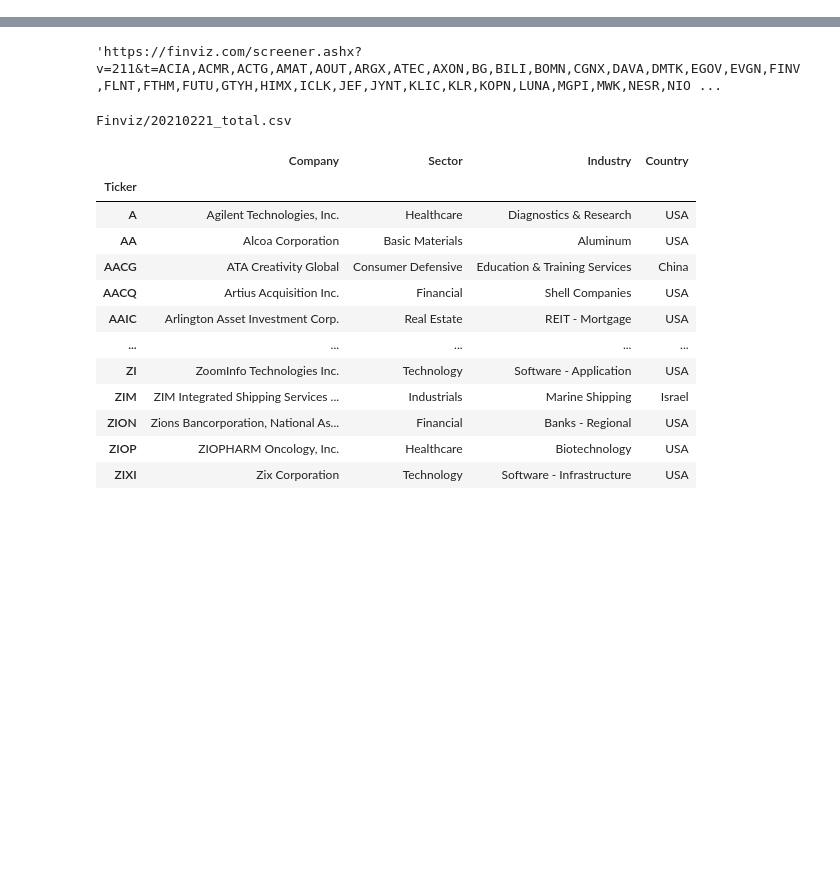
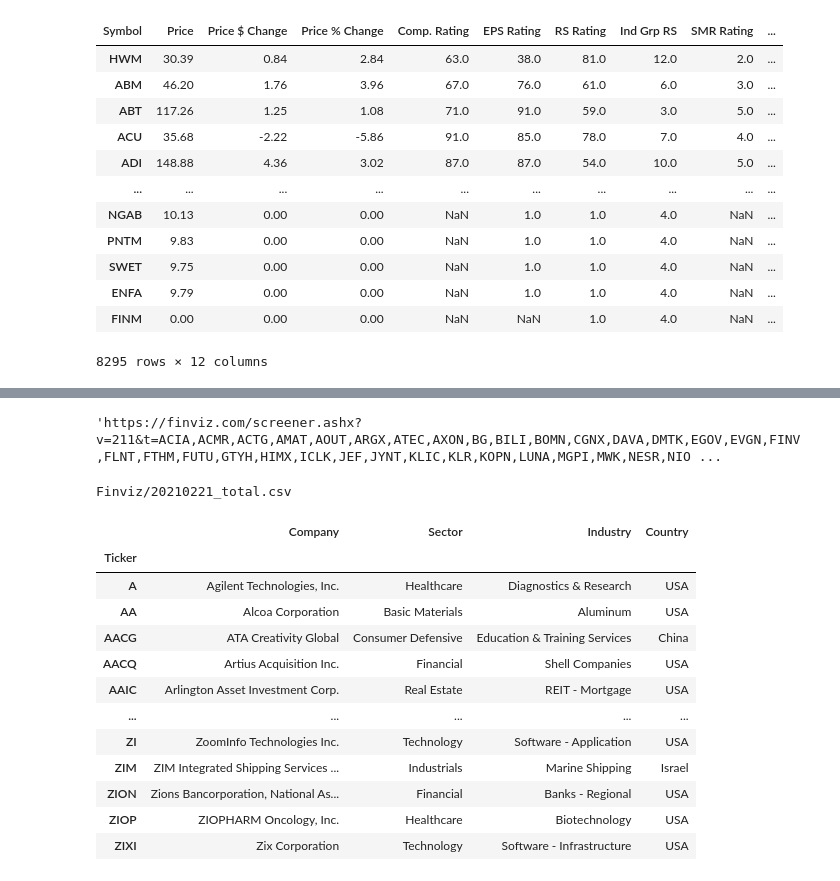
Before and after one commit to chan1123/Full_Trend_Template, a Jupyter notebook: Testing.ipynb, the cells around one changed output, grey strips where cells are left out. Saved outputs shown, nothing was run; the diff lists cells and outputs as text; code cells hidden in the pictures; blank space fills up the shorter version.

```diff
--- a/Testing.ipynb
+++ b/Testing.ipynb
@@ -19,0 +34,17 @@ IBD_Excel/20210215_IBD.xlsx
+# %%
+from IBD import df_ibd
+df_ibd
+# %% [output]
+| Symbol | Price | Price $ Change | Price % Change | Comp. Rating | EPS Rating | RS Rating | Ind Grp RS | SMR Rating | ... |
+| HWM | 30.39 | 0.84 | 2.84 | 63.0 | 38.0 | 81.0 | 12.0 | 2.0 | ... |
+| ABM | 46.20 | 1.76 | 3.96 | 67.0 | 76.0 | 61.0 | 6.0 | 3.0 | ... |
+| ABT | 117.26 | 1.25 | 1.08 | 71.0 | 91.0 | 59.0 | 3.0 | 5.0 | ... |
+| ACU | 35.68 | -2.22 | -5.86 | 91.0 | 85.0 | 78.0 | 7.0 | 4.0 | ... |
+| ADI | 148.88 | 4.36 | 3.02 | 87.0 | 87.0 | 54.0 | 10.0 | 5.0 | ... |
+| ... | ... | ... | ... | ... | ... | ... | ... | ... | ... |
+| NGAB | 10.13 | 0.00 | 0.00 | NaN | 1.0 | 1.0 | 4.0 | NaN | ... |
+| PNTM | 9.83 | 0.00 | 0.00 | NaN | 1.0 | 1.0 | 4.0 | NaN | ... |
+| SWET | 9.75 | 0.00 | 0.00 | NaN | 1.0 | 1.0 | 4.0 | NaN | ... |
+| ENFA | 9.79 | 0.00 | 0.00 | NaN | 1.0 | 1.0 | 4.0 | NaN | ... |
+| FINM | 0.00 | 0.00 | 0.00 | NaN | NaN | 1.0 | 4.0 | NaN | ... |
+8295 rows × 12 columns
```
Also changed, not shown: parts of 9 cells of this notebook, 46 other files.
